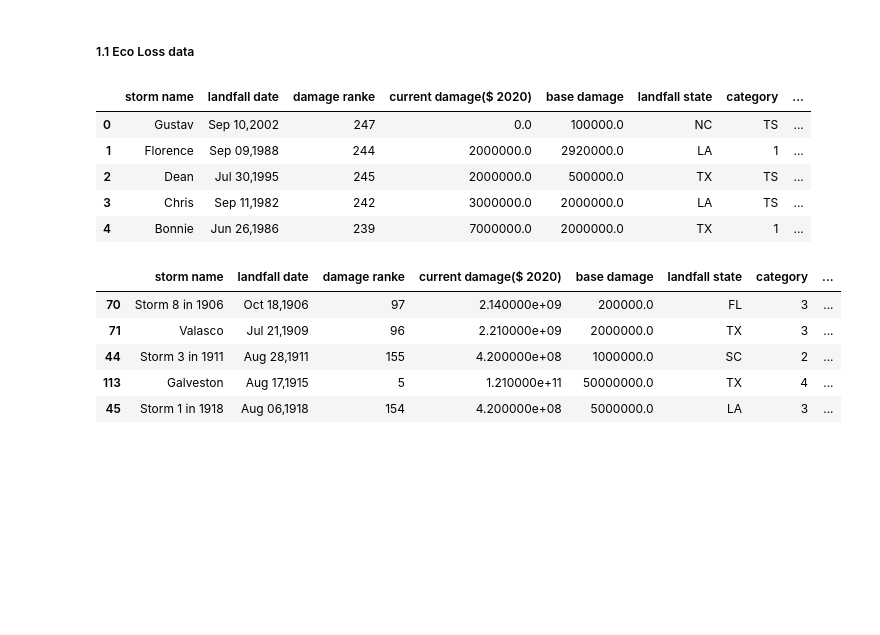
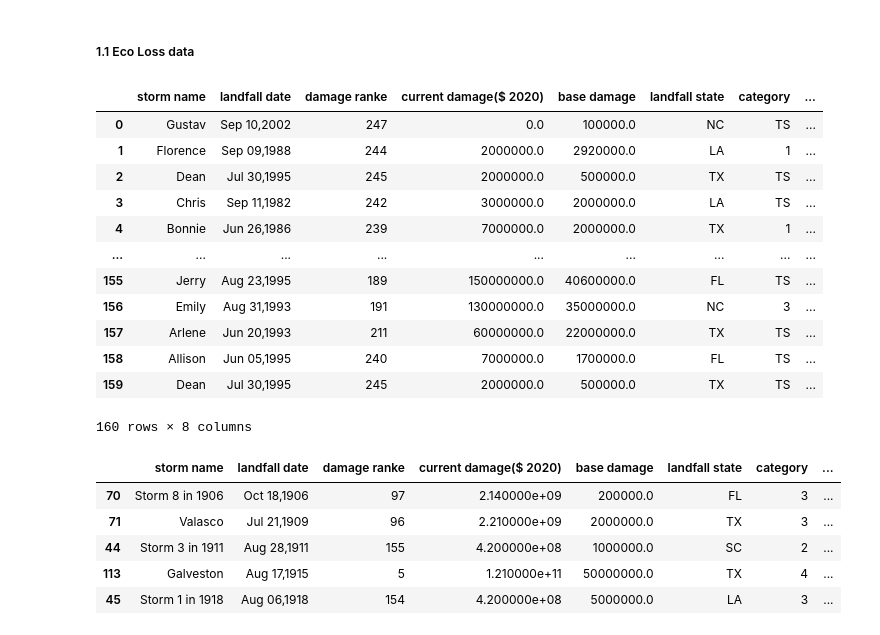
Before and after one commit to akshaym2497/RMDS_Hurricane_Forecasting, a Jupyter notebook: analytics/Hurricane_week6_EcoLoss_Wanying-Oct26-(Updated Kooha).ipynb, the cells around one changed output. Saved outputs shown, nothing was run; the diff lists cells and outputs as text; code cells hidden in the pictures; blank space fills up the shorter version.

```diff
--- a/analytics/Hurricane_week6_EcoLoss_Wanying-Oct26-(Updated Kooha).ipynb
+++ b/analytics/Hurricane_week6_EcoLoss_Wanying-Oct26-(Updated Kooha).ipynb
@@ -20,21 +20,28 @@ from global_land_mask import globe # a library to check whether a lat&lon on sea
 # %%
 # Gathered online, didn't download the dataset but copied it
 # http://www.icatdamageestimator.com/commonsearch?search=2002&x=0&y=0
 # Searched Each Year and Copied the Data into CSV
 
 fname='https://raw.githubusercontent.com/akshaym2497/RMDS_Hurricane_Forecasting/master/data/Hurricane_Ecoloss_rawdata_Wanying.csv'
 
 # Read EcoLoss data
 Ecoloss = pd.read_csv(fname)
 
-Ecoloss.head()
+Ecoloss
 # %% [output]
 |  | storm name | landfall date | damage ranke | current damage($ 2020) | base damage | landfall state | category | ... |
 | 0 | Gustav | Sep 10,2002 | 247 | 0.0 | 100000.0 | NC | TS | ... |
 | 1 | Florence | Sep 09,1988 | 244 | 2000000.0 | 2920000.0 | LA | 1 | ... |
 | 2 | Dean | Jul 30,1995 | 245 | 2000000.0 | 500000.0 | TX | TS | ... |
 | 3 | Chris | Sep 11,1982 | 242 | 3000000.0 | 2000000.0 | LA | TS | ... |
 | 4 | Bonnie | Jun 26,1986 | 239 | 7000000.0 | 2000000.0 | TX | 1 | ... |
+| ... | ... | ... | ... | ... | ... | ... | ... | ... |
+| 155 | Jerry | Aug 23,1995 | 189 | 150000000.0 | 40600000.0 | FL | TS | ... |
+| 156 | Emily | Aug 31,1993 | 191 | 130000000.0 | 35000000.0 | NC | 3 | ... |
+| 157 | Arlene | Jun 20,1993 | 211 | 60000000.0 | 22000000.0 | TX | TS | ... |
+| 158 | Allison | Jun 05,1995 | 240 | 7000000.0 | 1700000.0 | FL | TS | ... |
+| 159 | Dean | Jul 30,1995 | 245 | 2000000.0 | 500000.0 | TX | TS | ... |
+160 rows × 8 columns
 # %%
 # Extract month from landfall date
 Ecoloss['MONTH'] = Ecoloss['landfall date'].apply(lambda x: str(x)[0:3])
```
Also changed, not shown: parts of 31 cells of this notebook, 14 other files.
